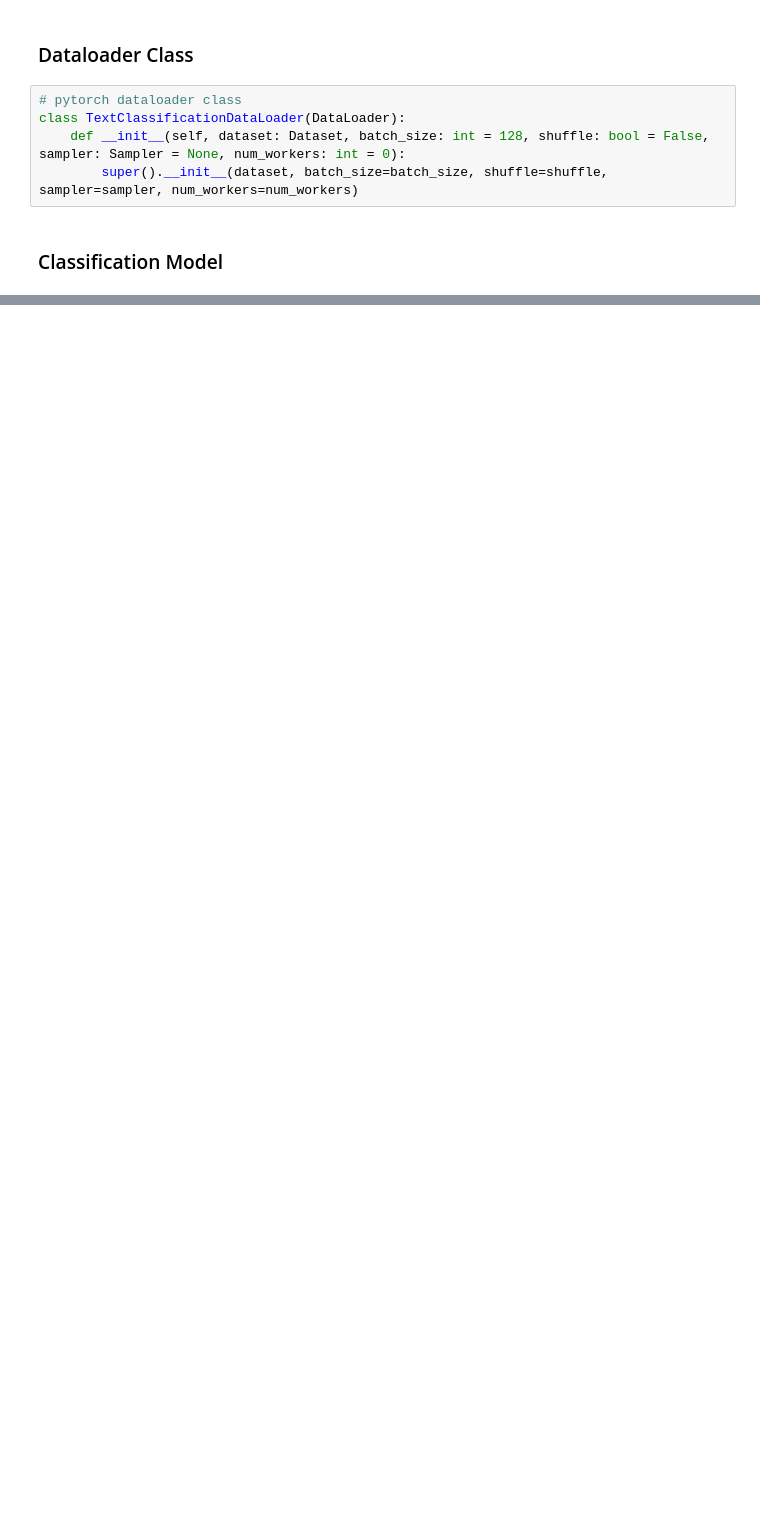
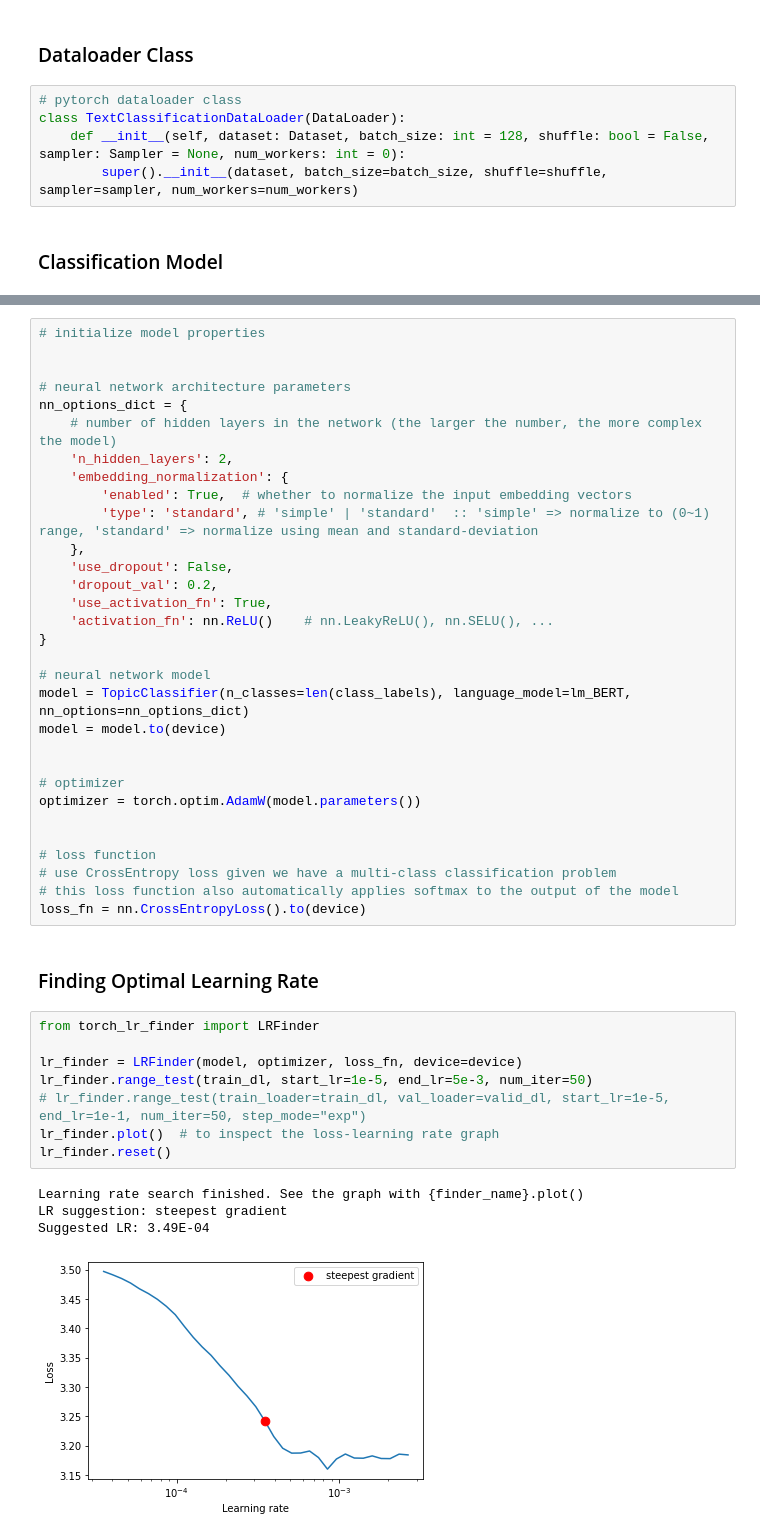
Before and after one commit to hamedonline/news-topicker, a Jupyter notebook: Step 3. Model Training.ipynb, the cells around one changed output, grey strips where cells are left out. Drawn from its saved outputs; the diff is of its cells as text; blank space fills up the shorter version.

```diff
--- a/Step 3. Model Training.ipynb
+++ b/Step 3. Model Training.ipynb
@@ -320,0 +488,46 @@ optimizer = optim.SGD(model.parameters(), lr=cfg_train['lr'], momentum=cfg_train
+# %%
+# initialize model properties
+
+
+# neural network architecture parameters
+nn_options_dict = {
+    # number of hidden layers in the network (the larger the number, the more complex the model)
+    'n_hidden_layers': 2,
+    'embedding_normalization': {
+        'enabled': True,  # whether to normalize the input embedding vectors
+        'type': 'standard', # 'simple' | 'standard'  :: 'simple' => normalize to (0~1) range, 'standard' => normalize using mean and standard-deviation
+    },
+    'use_dropout': False,
+    'dropout_val': 0.2,
+    'use_activation_fn': True,
+    'activation_fn': nn.ReLU()    # nn.LeakyReLU(), nn.SELU(), ...
+}
+
+# neural network model
+model = TopicClassifier(n_classes=len(class_labels), language_model=lm_BERT, nn_options=nn_options_dict)
+model = model.to(device)
+
+
+# optimizer
+optimizer = torch.optim.AdamW(model.parameters())
+
+
+# loss function
+# use CrossEntropy loss given we have a multi-class classification problem
+# this loss function also automatically applies softmax to the output of the model
+loss_fn = nn.CrossEntropyLoss().to(device)
+# %% [markdown]
+### Finding Optimal Learning Rate
+# %%
+from torch_lr_finder import LRFinder
+
+lr_finder = LRFinder(model, optimizer, loss_fn, device=device)
+lr_finder.range_test(train_dl, start_lr=1e-5, end_lr=5e-3, num_iter=50)
+# lr_finder.range_test(train_loader=train_dl, val_loader=valid_dl, start_lr=1e-5, end_lr=1e-1, num_iter=50, step_mode="exp")
+lr_finder.plot()  # to inspect the loss-learning rate graph
+lr_finder.reset()
+# %% [output]
+Learning rate search finished. See the graph with {finder_name}.plot()
+LR suggestion: steepest gradient
+Suggested LR: 3.49E-04
+[figure, added]
```
Also changed, not shown: parts of 19 cells of this notebook, 1 other file.
